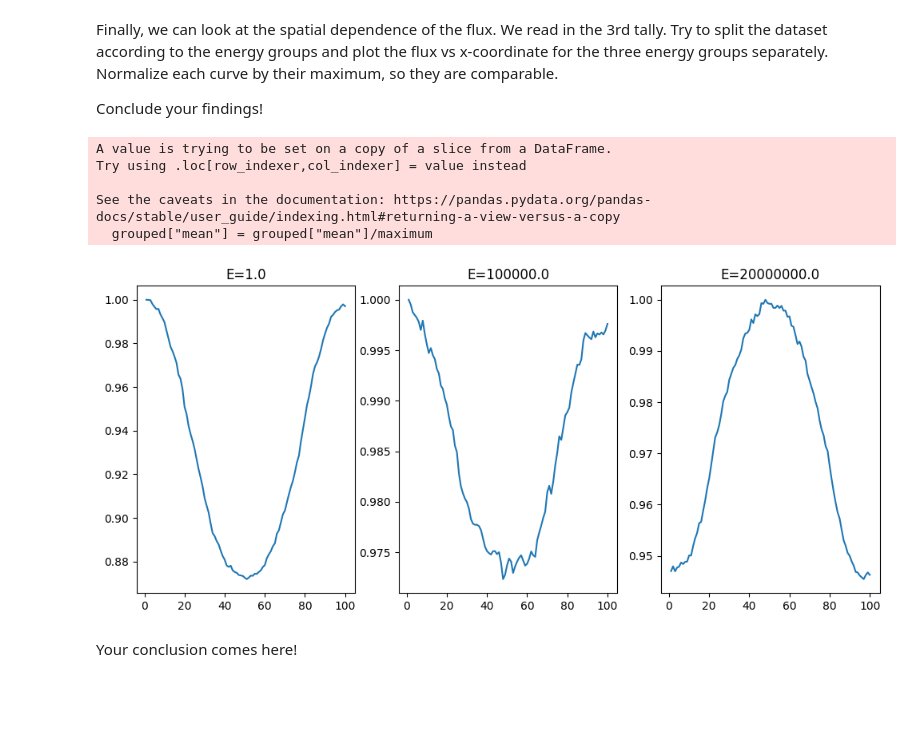
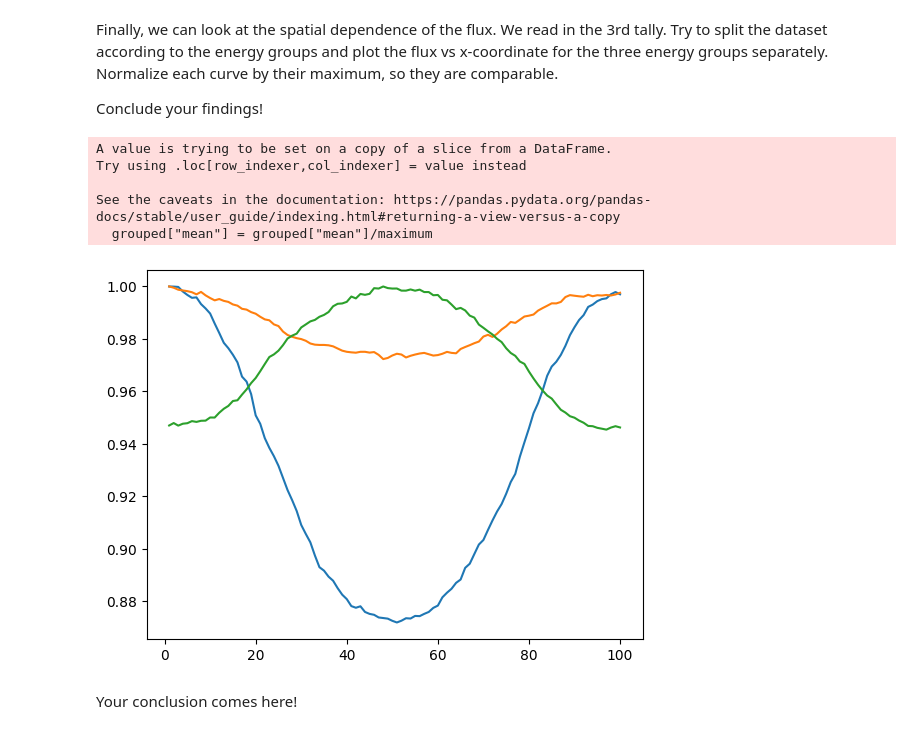
Before and after one commit to MalteHanse/RFP, a Jupyter notebook: Datalabs/Datalab06/6-openMCIntro.ipynb, the cells around one changed output. Saved outputs shown, nothing was run; the diff lists cells and outputs as text; code cells hidden in the pictures; blank space fills up the shorter version.

```diff
--- a/Datalabs/Datalab06/6-openMCIntro.ipynb
+++ b/Datalabs/Datalab06/6-openMCIntro.ipynb
@@ -473,23 +479,23 @@ Conclude your findings!
 # %%
 tallydf3=sp.tallies[3].get_pandas_dataframe()
 grouped_by_energy = []
 
 # this was me
-fig, axes = plt.subplots(1, 3, figsize=(12, 5))
-for e, ax in zip(np.unique(tallydf3["energy high [eV]"]), axes):
+fig, axes = plt.subplots()
+for e in np.unique(tallydf3["energy high [eV]"]):
     grouped = tallydf3[tallydf3["energy high [eV]"] == e]
     maximum = grouped["mean"].max()
     grouped["mean"] = grouped["mean"]/maximum
     grouped_by_energy.append(grouped)
-    ax.plot(grouped["mesh 1"]['x'], grouped["mean"])
-    ax.set_title(f"E={e:.1f}")
+    axes.plot(grouped["mesh 1"]['x'], grouped["mean"])
+    # axes.set_title(f"E={e:.1f}")
 # %% [output]
 A value is trying to be set on a copy of a slice from a DataFrame.
 Try using .loc[row_indexer,col_indexer] = value instead
 
 See the caveats in the documentation: https://pandas.pydata.org/pandas-docs/stable/user_guide/indexing.html#returning-a-view-versus-a-copy
   grouped["mean"] = grouped["mean"]/maximum
-[figure, old version]
+[figure, new version]
 # %%
 # your code comes here
 # %% [markdown]
```
Also changed, not shown: parts of 3 cells of this notebook, 34 other files.
